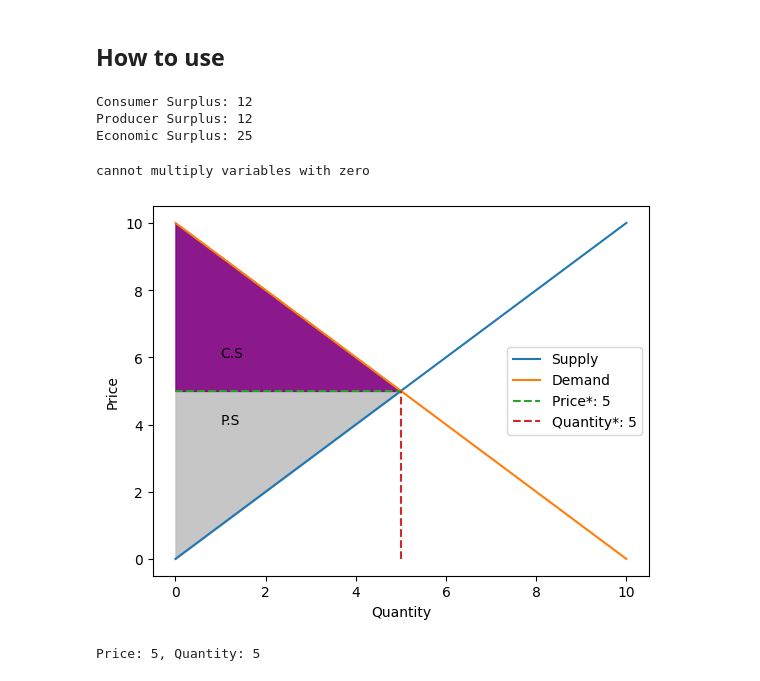
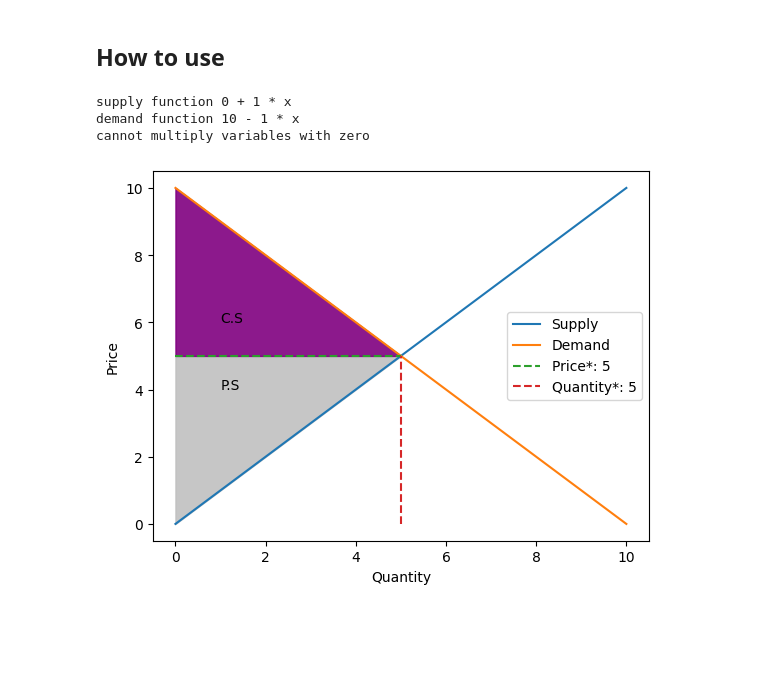
Before and after one commit to uh2000/auto_economics, a Jupyter notebook: nbs/index.ipynb, the cells around one changed output. Cells and saved outputs as stored; diff of their text form; code cells hidden in the pictures; blank space fills up the shorter version.

```diff
--- a/nbs/index.ipynb
+++ b/nbs/index.ipynb
@@ -26,27 +22,15 @@ market = Free_market(supply=supply_function, demand=demand_function)
-# %%
-consumer_surplus = market.get_consumer_surplus()
-print("Consumer Surplus:", round(consumer_surplus))
-
-producer_surplus = market.get_producer_surplus()
-print("Producer Surplus:", round(producer_surplus))
-
-economic_surplus = market.get_economic_surplus()
-
-print("Economic Surplus:", round(economic_surplus))
-# %% [output]
-Consumer Surplus: 12
-Producer Surplus: 12
-Economic Surplus: 25
-# %%
-market.get_graph(complete=True)
-# %% [output]
-cannot multiply variables with zero
-[figure, removed]
-# %%
-price = market.get_price()
-quantity = market.get_quantity()
-print(f"Price: {round(price)}, Quantity: {round(quantity)}")
-# %% [output]
-Price: 5, Quantity: 5
+# %%
+supply_function = f"{0} + {1} * x"
+demand_function = f"{10} - {1} * x"
+free_market = Free_market(supply_function, demand_function)
+
+
+print(f"supply function {supply_function}\ndemand function {demand_function}")
+free_market.get_graph(complete=True)
+# %% [output]
+supply function 0 + 1 * x
+demand function 10 - 1 * x
+cannot multiply variables with zero
+[figure, added]
 # %%
 supply = "x"
```
Also changed, not shown: parts of 7 cells of this notebook, 7 other files.
